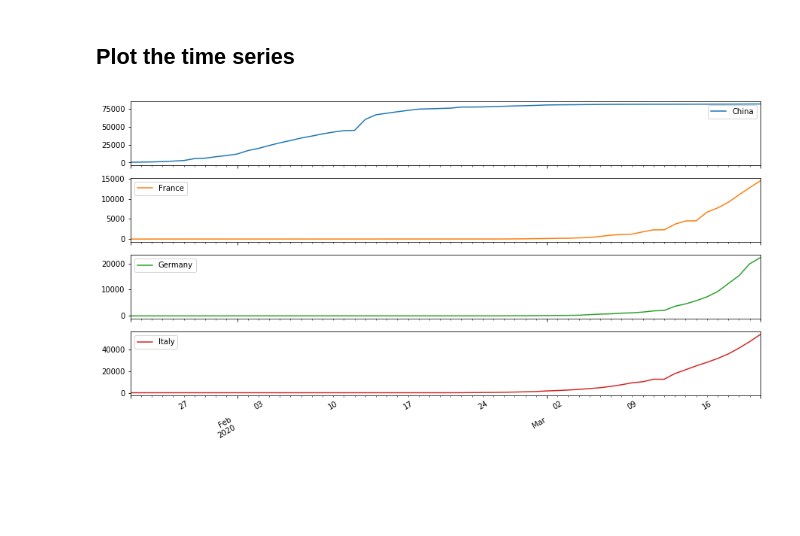
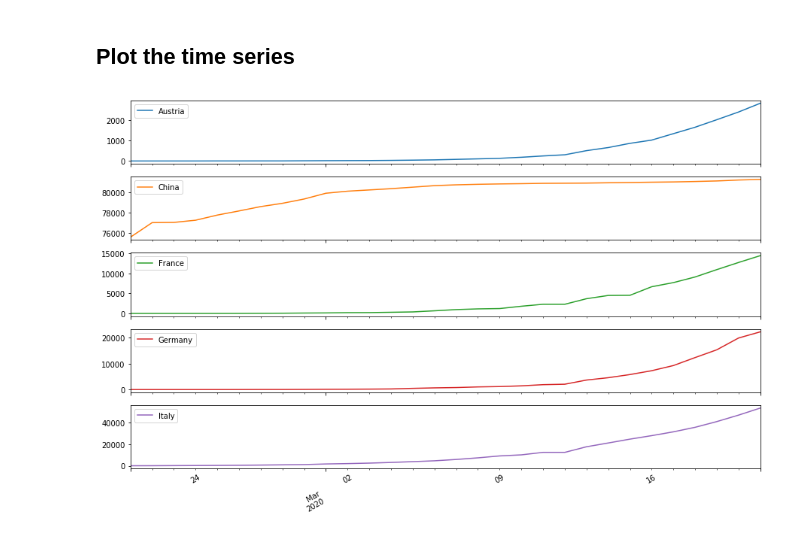
Before and after one commit to gisfromscratch/corona-notebooks, a Jupyter notebook: notebooks/TimeSeriesInsights.ipynb, the cells around one changed output. Drawn from its saved outputs; the diff is of its cells as text; code cells hidden in the pictures; blank space fills up the shorter version.

Commit message:
#2 Flatten the curve with time filter

```diff
--- a/notebooks/TimeSeriesInsights.ipynb
+++ b/notebooks/TimeSeriesInsights.ipynb
@@ -2,6 +2,7 @@
 # Getting insights into the CORONAVIRUS using time series
 - Using the COVID-19 time series data from the Johns Hopkins University
 # %%
+from datetime import date, timedelta
 import matplotlib.pyplot as plt
 import pandas
 import urllib.request
@@ -15,23 +16,27 @@ class hopkins_timeseries:
     def get(self):
         return self.__timeseries
 
-    def plot(self, names):
+    def plot(self, names, last_days=60):
         height = 2 * len(names)
         if 0 < height:
-            self.__timeseries[names].plot(subplots=True, figsize=(15, height))
+            end_index = datetime.date.today()
+            start_index = end_index-timedelta(days=last_days)
+            self.__timeseries[start_index:end_index][names].plot(subplots=True, figsize=(15, height))
 
-    def plot_all(self, data):
+    def plot_all(self, data, last_days=60):
         height = 2 * len(data.columns)
         if 0 < height:
-            data.plot(subplots=True, figsize=(15, height))
+            end_index = datetime.date.today()
+            start_index = end_index-timedelta(days=last_days)
+            data.loc[start_index:end_index].plot(subplots=True, figsize=(15, height))
 
-    def plot_regions(self, names):
+    def plot_regions(self, names, last_days=60):
         aggregated_regions = self.__aggregate_regions_by_sum(names)
-        self.plot_all(aggregated_regions)
+        self.plot_all(aggregated_regions, last_days)
 
-    def plot_states(self, names):
+    def plot_states(self, names, last_days=60):
         states = self.__get_states(names)
-        self.plot(states)
+        self.plot(states, last_days)
 
     def __aggregate_regions_by_sum(self, names):
         aggregated_timeseries = pandas.DataFrame()
@@ -83,6 +88,6 @@ corona_timeseries = query_hopkins_timeseries()
 # %% [markdown]
 ## Plot the time series
 # %%
-corona_timeseries.plot_regions(["China", "France", "Germany", "Italy"])
+corona_timeseries.plot_regions(["Austria", "China", "France", "Germany", "Italy"], last_days=30)
 # %% [output]
-[figure, old version]
+[figure, new version]
```
